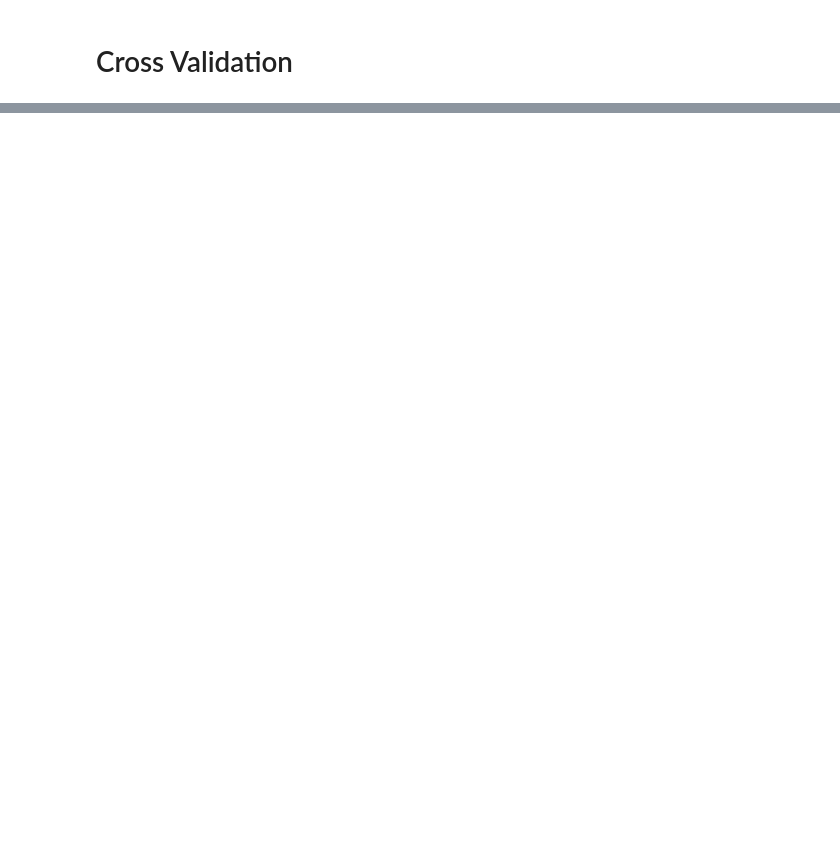
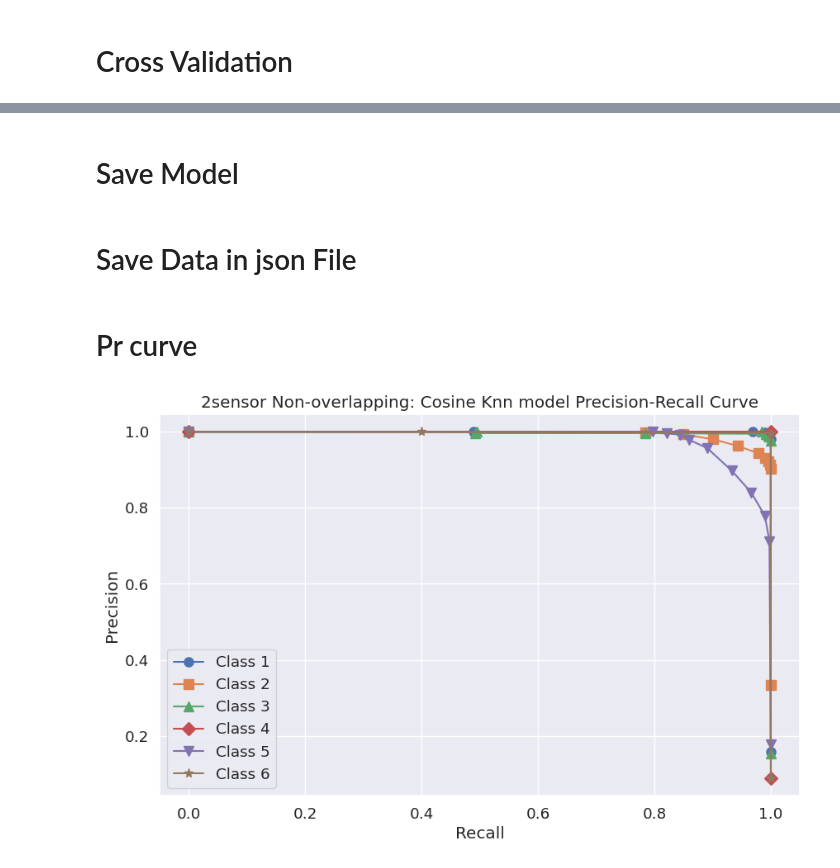
Before and after one commit to UkeshThapa/Human-Activities-recognition, a Jupyter notebook: Research_Human_activities_Recognition_TML.ipynb, the cells around one changed output, grey strips where cells are left out. Drawn from its saved outputs; the diff is of its cells as text; code cells hidden in the pictures; blank space fills up the shorter version.

```diff
--- a/Research_Human_activities_Recognition_TML.ipynb
+++ b/Research_Human_activities_Recognition_TML.ipynb
@@ -95 +92,19 @@ plt.show()
+# %%
+from tqdm import tqdm
+from sklearn.model_selection import GridSearchCV, StratifiedKFold
+from sklearn.neighbors import KNeighborsClassifier
+from sklearn.metrics import f1_score, confusion_matrix, precision_recall_curve, precision_score, recall_score
+
+
+
+# Define the parameter grid for hyperparameter tuning
+param_grid = {
+    'n_neighbors': [1, 3, 5, 7, 9],
+    'weights': ['uniform', 'distance'],
+    'p': [1, 2]
+}
+
+# Model
+# model = KNeighborsClassifier()
+model = KNeighborsClassifier(metric='cosine')
 # %%
@@ -473,0 +306,2 @@ for fold in folds:
+# %% [markdown]
+# Save Model
@@ -473,0 +319,2 @@ for fold in folds:
+# %% [markdown]
+# Save Data in json File
@@ -473,0 +338,45 @@ for fold in folds:
+# %% [markdown]
+# Pr curve
+# %%
+import matplotlib.pyplot as plt
+import numpy as np
+
+# Define the number of classes and markers
+n_classes = 6
+markers = ['o', 's', '^', 'D', 'v', '*']  # You can extend this list with other markers
+
+# Create a sub-plot
+plt.figure(figsize=(10, 6))
+
+average_precision = [0] * n_classes
+
+for class_idx in range(n_classes):
+    # Calculate average precision and recall values
+    precision = [fold['precision'][class_idx] for fold in folds]
+    recall = [fold['recall'][class_idx] for fold in folds]
+
+    # Find the maximum length among precision and recall lists
+    max_length = max(len(precision[i]) for i in range(len(precision)))
+
+    # Pad the precision and recall lists to have the same length
+    padded_precision = [np.pad(precision[i], (0, max_length - len(precision[i])), 'constant', constant_values=np.nan) for i in range(len(precision))]
+    padded_recall = [np.pad(recall[i], (0, max_length - len(recall[i])), 'constant', constant_values=np.nan) for i in range(len(recall))]
+
+    # Calculate the mean precision and recall
+    avg_precision = np.nanmean(padded_precision, axis=0)
+    avg_recall = np.nanmean(padded_recall, axis=0)
+    average_precision[class_idx] = avg_precision[-1]
+
+    # Use a different marker for each class
+    marker = markers[class_idx % len(markers)]
+
+    plt.plot(avg_recall, avg_precision, marker=marker, markersize=8, label=f'Class {class_idx+1}')
+
+plt.xlabel('Recall')
+plt.ylabel('Precision')
+plt.title('2sensor Non-overlapping: Cosine Knn model Precision-Recall Curve')
+plt.legend(loc='best')
+
+plt.show()
+# %% [output]
+[figure, added]
```
Also changed, not shown: parts of 19 cells of this notebook.
